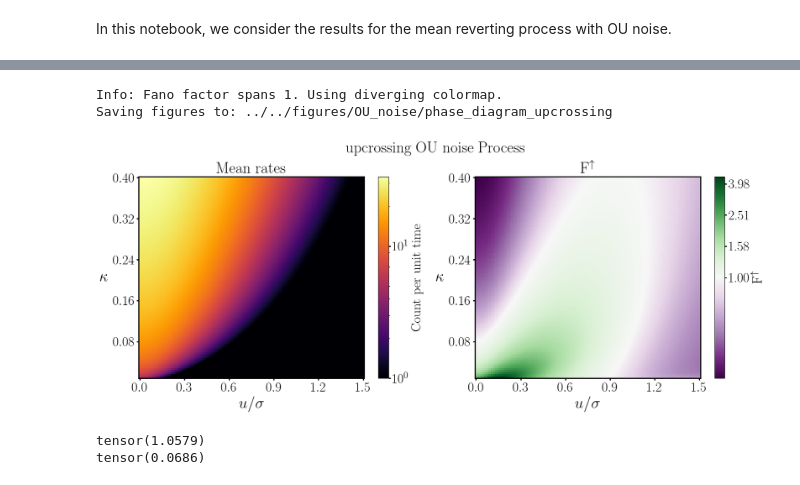
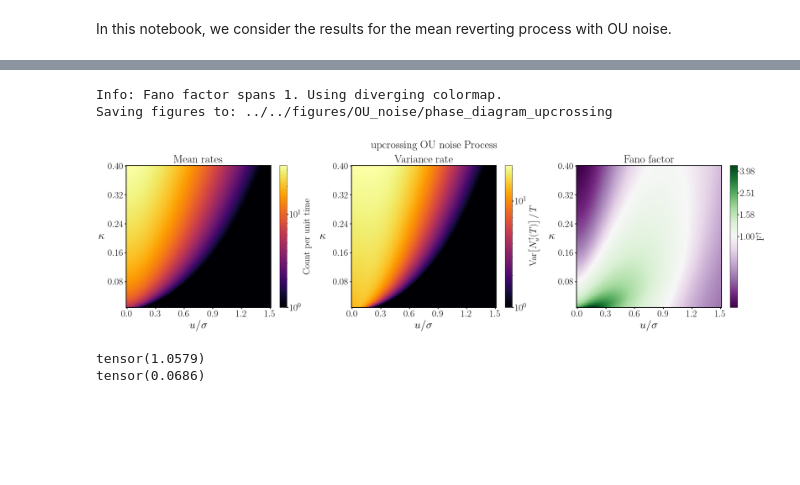
Before and after one commit to shivangrawat/gaussian-crossings, a Jupyter notebook: examples/OU_noise/OU_noise.ipynb, the cells around one changed output, grey strips where cells are left out. Cells and saved outputs as stored; diff of their text form; code cells hidden in the pictures; blank space fills up the shorter version.

Commit message:
modified plotting code

```diff
--- a/examples/OU_noise/OU_noise.ipynb
+++ b/examples/OU_noise/OU_noise.ipynb
@@ -11,13 +11,15 @@ import scipy
 import scipy.linalg
 import gaussian_crossings.formula as formula
 import gaussian_crossings.process as process
+from joblib import Parallel, delayed
+import time
 
 
 plt.rcParams.update({
     "text.usetex": True,
     "font.family": "serif",
     "font.serif": ["Computer Modern Roman"],
-    # "text.latex.preamble": r"\usepackage{amsmath}" # Optional: Uncomment if needed
+    "text.latex.preamble": r"\usepackage{amsfonts}"
 })
 # %%
 crossing_type = "upcrossing"
@@ -51,12 +140,12 @@ fano_factors = torch.zeros(num_points_kappa, num_points_psi)
 # %%
-for i in range(num_points_kappa):
-    for j in range(num_points_psi):
-        # u is given by psi[j]*sigma, and tau_e depends on kappa[i]
-        u = psi[j] * sigma
-        tau_e = tau_f / kappa[i]
-        model = ModelClass(r_func=process.r_OU_noise, u=u, tau=tau_e, kappa=kappa[i], sigma=sigma)
-        mean_rates[i, j] = getattr(model, mean_rate_method)()
-        fano_factors[i, j] = getattr(model, fano_method)(epsilon_left=1e-5, epsilon_right=1e-5)
+# for i in range(num_points_kappa):
+#     for j in range(num_points_psi):
+#         # u is given by psi[j]*sigma, and tau_e depends on kappa[i]
+#         u = psi[j] * sigma
+#         tau_e = tau_f / kappa[i]
+#         model = ModelClass(r_func=process.r_OU_noise, u=u, tau=tau_e, kappa=kappa[i], sigma=sigma)
+#         mean_rates[i, j] = getattr(model, mean_rate_method)()
+#         fano_factors[i, j] = getattr(model, fano_method)(epsilon_left=1e-5, epsilon_right=1e-5)
 # %%
 axis_label_fontsize = 28
 tick_label_fontsize = 24
@@ -67,6 +156,7 @@ spine_line_width = 2.0
 
 # Colormaps (Adopted from reference code)
 cmap_mean = 'inferno'
+cmap_variance = 'inferno'
 cmap_diverging = 'PRGn'
 cmap_below_1 = 'Blues_r'
 cmap_above_1 = 'Reds'
@@ -100,7 +190,7 @@ else:
 # -----------------------
 # Create the figure and subplots
 # Adjusted figsize slightly based on reference code
-fig, axes = plt.subplots(1, 2, figsize=(17, 7))
+fig, axes = plt.subplots(1, 3, figsize=(24, 7))
 
 # ---- Left subplot: Mean Rates ----
 epsilon = 1.0 # Keep epsilon threshold
@@ -129,67 +219,85 @@ axes[0].yaxis.set_major_locator(plt.MaxNLocator(num_y_ticks))
 axes[0].tick_params(axis='both', which='major', labelsize=tick_label_fontsize, width=tick_line_width)
 
 # Apply new spine width (from reference code)
-axes[0].spines['top'].set_linewidth(spine_line_width)
-axes[0].spines['right'].set_linewidth(spine_line_width)
-axes[0].spines['bottom'].set_linewidth(spine_line_width)
-axes[0].spines['left'].set_linewidth(spine_line_width)
+for spine in axes[0].spines.values():
+    spine.set_linewidth(spine_line_width)
+
+# ------------- Middle subplot: Variance -------------
+epsilon = 1.0
+adjusted_variance = torch.clip(variance, epsilon, None)
+log_norm_var = mcolors.LogNorm(vmin=epsilon, vmax=adjusted_variance.max())
+
+pc1 = axes[1].pcolormesh(psi, kappa, adjusted_variance, shading='auto',
+                         cmap=cmap_variance, norm=log_norm_var)
+cbar1 = fig.colorbar(pc1, ax=axes[1])
+cbar1.set_label(variance_label, fontsize=tick_label_fontsize)
+cbar1.ax.tick_params(labelsize=tick_label_fontsize, width=tick_line_width)
+
+axes[1].set_xlabel(r'$u/\sigma$', fontsize=axis_label_fontsize)
+axes[1].set_ylabel(r'$\kappa$', fontsize=axis_label_fontsize, rotation=0, va='center', labelpad=25)
+axes[1].set_title('Variance rate', fontsize=axis_label_fontsize)
+
+axes[1].xaxis.set_major_locator(plt.MaxNLocator(num_x_ticks))
+axes[1].yaxis.set_major_locator(plt.MaxNLocator(num_y_ticks))
+axes[1].tick_params(axis='both', which='major', labelsize=tick_label_fontsize, width=tick_line_width)
+
+for spine in axes[1].spines.values():
+    spine.set_linewidth(spine_line_width)
 
 
 # ---- Right subplot: Fano Factors ----
 # Use fano_log_np, cmap_fano and norm_fano determined by logic above
 # Ensure correct axes: X=psi, Y=kappa
-pc1 = axes[1].pcolormesh(psi, kappa, fano_log_np, shading='auto', # Use numpy array for C
+pc2 = axes[2].pcolormesh(psi, kappa, fano_log_np, shading='auto', # Use numpy array for C
                          cmap=cmap_fano, norm=norm_fano)
-cbar1 = fig.colorbar(pc1, ax=axes[1])
+cbar2 = fig.colorbar(pc2, ax=axes[2])
 # Apply new styling (from reference code)
-cbar1.set_label(fano_label, fontsize=tick_label_fontsize) # Use defined fano_label
-cbar1.ax.tick_params(labelsize=tick_label_fontsize, width=tick_line_width)
+cbar2.set_label(fano_label, fontsize=tick_label_fontsize) # Use defined fano_label
+cbar2.ax.tick_params(labelsize=tick_label_fontsize, width=tick_line_width)
 
 # Keep original log tick formatter (from reference code)
 def log_tick_formatter(x, pos):
     return f"{10**x:.2f}"
-cbar1.formatter = mticker.FuncFormatter(log_tick_formatter)
-cbar1.update_ticks()
+cbar2.formatter = mticker.FuncFormatter(log_tick_formatter)
+cbar2.update_ticks()
 
 # Apply new styling (from reference code)
-axes[1].set_xlabel(r'$u/\sigma$', fontsize=axis_label_fontsize)
+axes[2].set_xlabel(r'$u/\sigma$', fontsize=axis_label_fontsize)
 # Updated y-axis label for kappa
-axes[1].set_ylabel(r'$\kappa$', fontsize=axis_label_fontsize, rotation=0, va='center', labelpad=15) # Adjusted padding
-axes[1].set_title(fano_label, fontsize=axis_label_fontsize) # Use defined fano_label
+axes[2].set_ylabel(r'$\kappa$', fontsize=axis_label_fontsize, rotation=0, va='center', labelpad=15) # Adjusted padding
+axes[2].set_title("Fano factor", fontsize=axis_label_fontsize) # Use defined fano_label
 
 # Apply new tick locator and styling (from reference code)
-axes[1].xaxis.set_major_locator(plt.MaxNLocator(num_x_ticks))
-axes[1].yaxis.set_major_locator(plt.MaxNLocator(num_y_ticks))
-axes[1].tick_params(axis='both', which='major', labelsize=tick_label_fontsize, width=tick_line_width)
+axes[2].xaxis.set_major_locator(plt.MaxNLocator(num_x_ticks))
+axes[2].yaxis.set_major_locator(plt.MaxNLocator(num_y_ticks))
+axes[2].tick_params(axis='both', which='major', labelsize=tick_label_fontsize, width=tick_line_width)
 
 # Apply new spine width (from reference code)
-axes[1].spines['top'].set_linewidth(spine_line_width)
-axes[1].spines['right'].set_linewidth(spine_line_width)
-axes[1].spines['bottom'].set_linewidth(spine_line_width)
-axes[1].spines['left'].set_linewidth(spine_line_width)
+for spine in axes[2].spines.values():
+    spine.set_linewidth(spine_line_width)
 
 # Apply new font size to suptitle and keep process name
 fig.suptitle(f"{crossing_type} OU noise Process", fontsize=axis_label_fontsize)
 
 plt.tight_layout()
 
 # --- Save the figure (Adopted from reference code) ---
 # Adapt folder location for the OU noise process
 folder_loc = f'../../figures/OU_noise/'
 os.makedirs(folder_loc, exist_ok=True) # Create folder if it doesn't exist
 file_name = f'phase_diagram_{crossing_type}'
 file_save_path = os.path.join(folder_loc, file_name)
 
 print(f"Saving figures to: {file_save_path}")
 plt.savefig(f'{file_save_path}.png', bbox_inches='tight', dpi=300)
 plt.savefig(f'{file_save_path}.svg', format='svg', bbox_inches='tight', dpi=300)
 plt.savefig(f'{file_save_path}.eps', format='eps', bbox_inches='tight', dpi=300)
 
 plt.show()
 # %% [output]
 Info: Fano factor spans 1. Using diverging colormap.
 Saving figures to: ../../figures/OU_noise/phase_diagram_upcrossing
-[figure, old version]
+[figure, new version]
 # %%
 kappa = 0.1
 tau_e = tau_f / kappa
```
Also changed, not shown: parts of 3 cells of this notebook, 5 other files.
